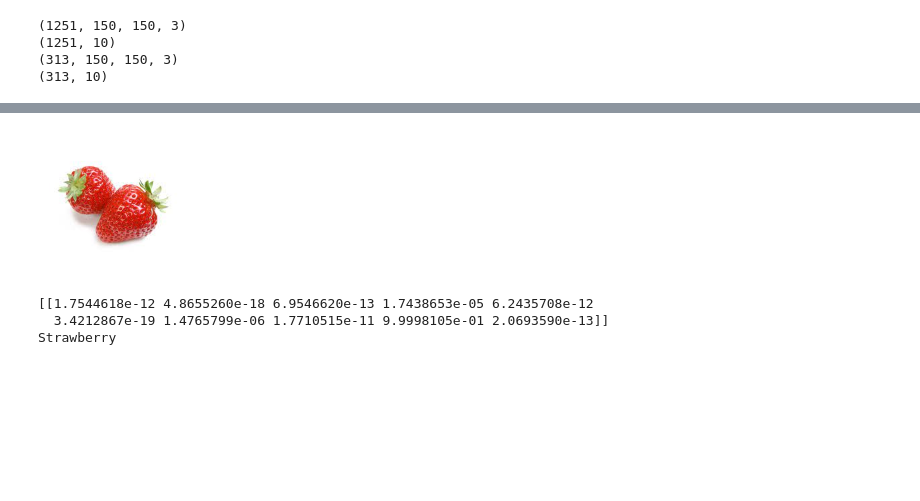
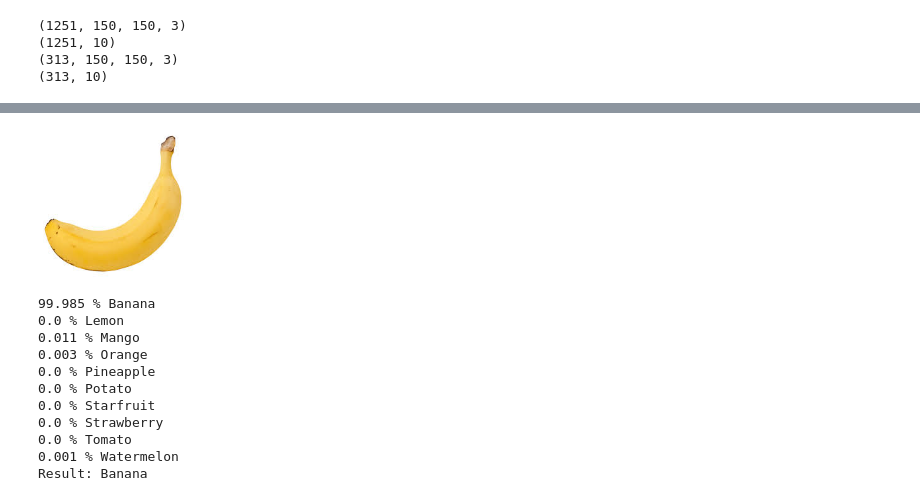
Before and after one commit to nhaandq/AI_project-FruitDetection, a Jupyter notebook: Fruit.ipynb, the cells around one changed output, grey strips where cells are left out. Saved outputs shown, nothing was run; the diff lists cells and outputs as text; code cells hidden in the pictures; blank space fills up the shorter version.

```diff
--- a/Fruit.ipynb
+++ b/Fruit.ipynb
@@ -25,16 +32,11 @@ Mounted at /content/drive
 # %%
-X = []
-y = []
-classes = []
 i=0
 
-for folder in listdir(raw_folder):
+for folder in classes:
   print("Folder=",folder)
   for file in listdir(raw_folder + folder):
     print("File=", file)
     X.append(cv.resize(cv.imread(raw_folder+ folder +"/" +file, cv.IMREAD_COLOR),dsize=(150,150)))
     y.append(i)
-
-  classes.append(folder)
   i+=1
 # %% [output]
@@ -147,7 +149,7 @@ callbacks_list = [checkpoint]
 #opt = SGD(learning_rate=0.01, momentum=0.9)
 model.compile(optimizer= 'adam', loss='categorical_crossentropy',metrics=['accuracy'])
 history = model.fit(aug.flow(X_train1, y_train, batch_size=64), epochs=10,
-                          validation_data=aug.flow(X_test1,y_test,batch_size=len(X_test)),
+                          validation_data=aug.flow(X_test1,y_test,batch_size=len(X_test1)),
                           callbacks=callbacks_list,verbose = 1)
 # %% [output]
 Epoch 1/10
@@ -170,12 +172,17 @@ Epoch 10: val_accuracy did not improve from 0.95208
 # %%
-model.load_weights("weights-08-0.95.hdf5")
+model.load_weights("weights-09-0.95.hdf5")
 # %%
-img = cv.resize(cv.imread('/content/drive/MyDrive/Fruit/Test/cam.jpg', cv.IMREAD_COLOR),dsize=(150,150))
+img = cv.resize(cv.imread('/content/drive/MyDrive/Fruit/Test/khe.jpg', cv.IMREAD_COLOR),dsize=(150,150))
 cv2_imshow(img)
 img = img_to_array(img)
 img = img.reshape(1,150,150,3)
 img = img.astype('float32')
 img = img/255
-print(model.predict(img))
-print(classes[np.argmax(model.predict(img))])
+predict = model.predict(img)
+predict = predict[0]
+j=0
+for i in predict:
+  print(str(round(100*i,3))+' % '+str(classes[j]))
+  j+=1
+print('Result: ' + classes[np.argmax(predict)])
 # %% [output]
@@ -186,17 +201,30 @@ Orange
 # %%
-img = cv.resize(cv.imread('/content/drive/MyDrive/Fruit/Test/dautay.jpg', cv.IMREAD_COLOR),dsize=(150,150))
+img = cv.resize(cv.imread('/content/drive/MyDrive/Fruit/Test/chuoi.jpg', cv.IMREAD_COLOR),dsize=(150,150))
 cv2_imshow(img)
 img = img_to_array(img)
 img = img.reshape(1,150,150,3)
 img = img.astype('float32')
 img = img/255
-print(model.predict(img))
-print(classes[np.argmax(model.predict(img))])
+predict = model.predict(img)
+predict = predict[0]
+j=0
+for i in predict:
+  print(str(round(100*i,3))+' % '+str(classes[j]))
+  j+=1
+print('Result: ' + classes[np.argmax(predict)])
 # %% [output]
-[figure, old version]
+[figure, new version]
-[[1.7544618e-12 4.8655260e-18 6.9546620e-13 1.7438653e-05 6.2435708e-12
-  3.4212867e-19 1.4765799e-06 1.7710515e-11 9.9998105e-01 2.0693590e-13]]
-Strawberry
+99.985 % Banana
+0.0 % Lemon
+0.011 % Mango
+0.003 % Orange
+0.0 % Pineapple
+0.0 % Potato
+0.0 % Starfruit
+0.0 % Strawberry
+0.0 % Tomato
+0.001 % Watermelon
+Result: Banana
 # %%
 """
 Link dữ liệu gdrive: https://drive.google.com/drive/folders/1OYICMUVCw9LyFmFk0ixywRjMatIOG4hK?usp=sharing
```
Also changed, not shown: parts of 9 cells of this notebook.
